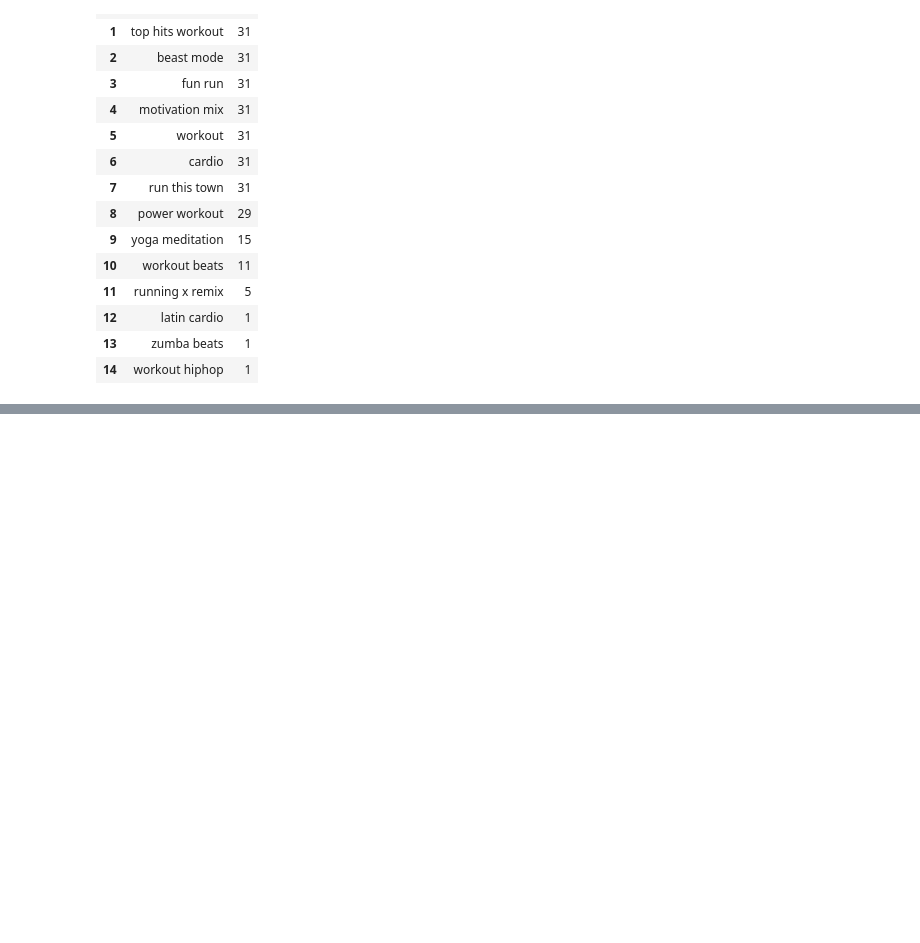
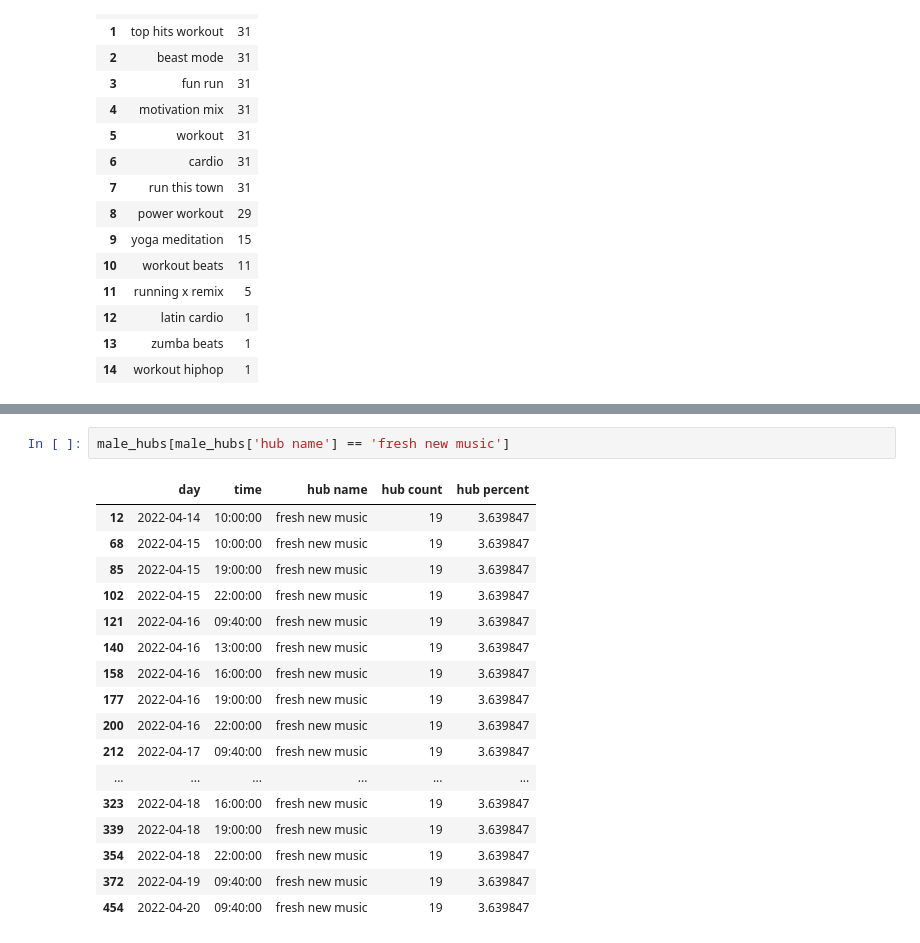
Before and after one commit to Yvysanna/Thesis, a Jupyter notebook: spotify1.ipynb, the cells around one changed output, grey strips where cells are left out. Saved outputs shown, nothing was run; the diff lists cells and outputs as text; blank space fills up the shorter version.

```diff
--- a/spotify1.ipynb
+++ b/spotify1.ipynb
@@ -482,0 +638,20 @@ pd.DataFrame(Counter(female['playlist name'][female['hub name'].isin(['workout']
+# %%
+male_hubs[male_hubs['hub name'] == 'fresh new music']
+# %% [output]
+|  | day | time | hub name | hub count | hub percent |
+| 12 | 2022-04-14 | 10:00:00 | fresh new music | 19 | 3.639847 |
+| 68 | 2022-04-15 | 10:00:00 | fresh new music | 19 | 3.639847 |
+| 85 | 2022-04-15 | 19:00:00 | fresh new music | 19 | 3.639847 |
+| 102 | 2022-04-15 | 22:00:00 | fresh new music | 19 | 3.639847 |
+| 121 | 2022-04-16 | 09:40:00 | fresh new music | 19 | 3.639847 |
+| 140 | 2022-04-16 | 13:00:00 | fresh new music | 19 | 3.639847 |
+| 158 | 2022-04-16 | 16:00:00 | fresh new music | 19 | 3.639847 |
+| 177 | 2022-04-16 | 19:00:00 | fresh new music | 19 | 3.639847 |
+| 200 | 2022-04-16 | 22:00:00 | fresh new music | 19 | 3.639847 |
+| 212 | 2022-04-17 | 09:40:00 | fresh new music | 19 | 3.639847 |
+| ... | ... | ... | ... | ... | ... |
+| 323 | 2022-04-18 | 16:00:00 | fresh new music | 19 | 3.639847 |
+| 339 | 2022-04-18 | 19:00:00 | fresh new music | 19 | 3.639847 |
+| 354 | 2022-04-18 | 22:00:00 | fresh new music | 19 | 3.639847 |
+| 372 | 2022-04-19 | 09:40:00 | fresh new music | 19 | 3.639847 |
+| 454 | 2022-04-20 | 09:40:00 | fresh new music | 19 | 3.639847 |
```
Also changed, not shown: parts of 26 cells of this notebook, 7 other files.
